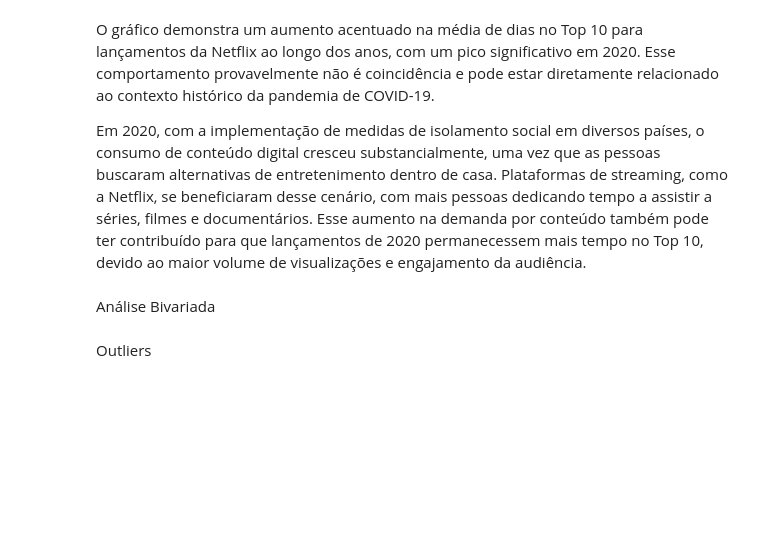
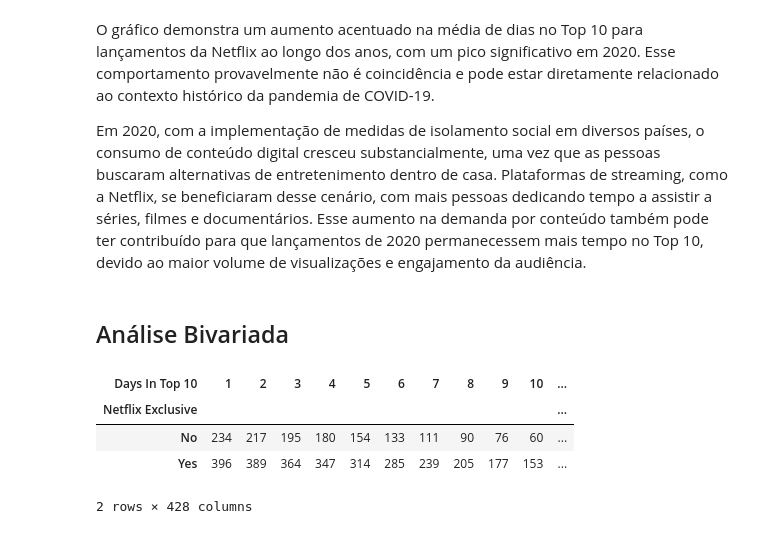
Before and after one commit to mfcstt/ia-challenge-rocketseat, a Jupyter notebook: eda/resolution.ipynb, the cells around one changed output. Saved outputs shown, nothing was run; the diff lists cells and outputs as text; code cells hidden in the pictures; blank space fills up the shorter version.

```diff
--- a/eda/resolution.ipynb
+++ b/eda/resolution.ipynb
@@ -192,7 +192,13 @@ plt.show()
 O gráfico demonstra um aumento acentuado na média de dias no Top 10 para lançamentos da Netflix ao longo dos anos, com um pico significativo em 2020. Esse comportamento provavelmente não é coincidência e pode estar diretamente relacionado ao contexto histórico da pandemia de COVID-19.
 
 Em 2020, com a implementação de medidas de isolamento social em diversos países, o consumo de conteúdo digital cresceu substancialmente, uma vez que as pessoas buscaram alternativas de entretenimento dentro de casa. Plataformas de streaming, como a Netflix, se beneficiaram desse cenário, com mais pessoas dedicando tempo a assistir a séries, filmes e documentários. Esse aumento na demanda por conteúdo também pode ter contribuído para que lançamentos de 2020 permanecessem mais tempo no Top 10, devido ao maior volume de visualizações e engajamento da audiência.
-# %% [markdown]
-Análise Bivariada
-# %% [markdown]
-Outliers
+# %% [markdown]
+## Análise Bivariada
+# %%
+pd.crosstab(df_netflix['Netflix Exclusive'], df_netflix['Days In Top 10'])
+# %% [output]
+| Days In Top 10 | 1 | 2 | 3 | 4 | 5 | 6 | 7 | 8 | 9 | 10 | ... |
+| Netflix Exclusive |  |  |  |  |  |  |  |  |  |  | ... |
+| No | 234 | 217 | 195 | 180 | 154 | 133 | 111 | 90 | 76 | 60 | ... |
+| Yes | 396 | 389 | 364 | 347 | 314 | 285 | 239 | 205 | 177 | 153 | ... |
+2 rows × 428 columns
```
Also changed, not shown: parts of 25 cells of this notebook.
